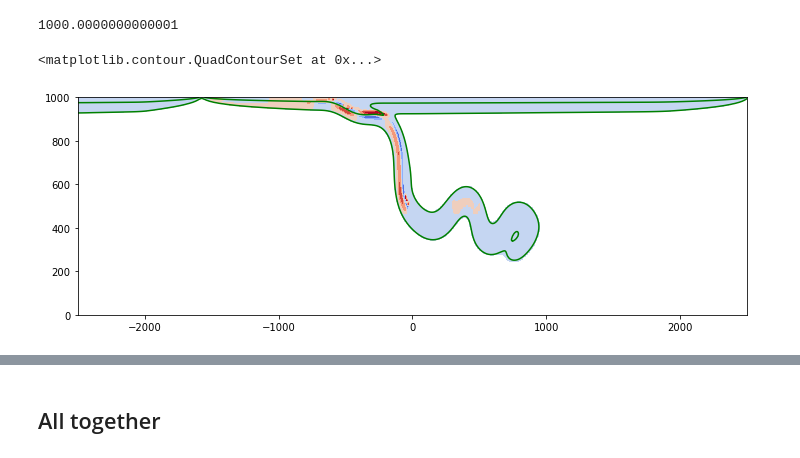
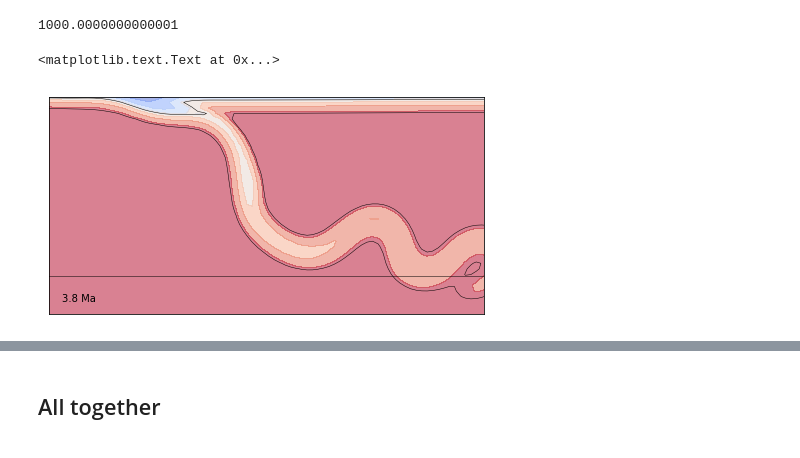
Before and after one commit to dansand/flat_slab, a Jupyter notebook: analysis/stress_curvature.ipynb, the cells around one changed output, grey strips where cells are left out. Saved outputs shown, nothing was run; the diff lists cells and outputs as text; code cells hidden in the pictures.

```diff
--- a/analysis/stress_curvature.ipynb
+++ b/analysis/stress_curvature.ipynb
@@ -62,8 +66,8 @@ len(mppoints)
 # %% [output]
 52
 # %%
-i = 48
-depthlimit = 1. - (300/2900.)
+i = 47
+depthlimit = 1. - (350/2900.)
 # %%
 indexes = np.argsort(mppoints[i][:,0])
 sortedData = mppoints[i].copy()[indexes]
@@ -206,7 +213,7 @@ fig.show()
 # %% [output]
 1000.0000000000001
 # %%
-dm = 5/2900.
+dm = 10/2900.
 inset = 0.999999999
 inset_ = 1/inset
 
@@ -232,16 +239,24 @@ stress[temp > 1270] = np.nan
 # %%
 fig, ax = plt.subplots(figsize=(12, 4))
 #ax.imshow(stress, cmap='coolwarm', vmax = 150, vmin = -150,
 #          extent=[mesh.minCoord[0]*2900, mesh.maxCoord[0]*2900, 1000, 0] )
 
-ax.contourf(np.flipud(stress), cmap='coolwarm', vmax = 150, vmin = -150,
-          extent=[mesh.minCoord[0]*2900, mesh.maxCoord[0]*2900, 0, 1000] )
+lf = ax.contourf(temp, cmap='coolwarm', vmax = 1300, vmin = 1,
+          extent=[mesh.minCoord[0]*2900, mesh.maxCoord[0]*2900, 0, 1000], alpha = 0.5,
+                levels = [    0.,   200.,   400.,   600.,   800.,  1000.,  1200.,  1420.])
 
-ax.contour(np.flipud(temp), colors='g', levels=[650., 1250.],
-                 extent=[mesh.minCoord[0]*2900, mesh.maxCoord[0]*2900, 0, 1000] )
+ax.contour(temp, colors='k', levels=[650., 1250.],
+                 extent=[mesh.minCoord[0]*2900, mesh.maxCoord[0]*2900, 0, 1000], linewidths = 0.5 )
 
-#ax.set_xlim(-1500, 0)
-#ax.set_ylim(600, 0)
+ax.hlines(660, -1000, 1000,  alpha = 0.5 , linewidths = 1 )
+
+ax.set_xlim(-800, 800)
+ax.set_ylim(800, 0)
+ax.set_aspect('equal')
+ax.set_xticks([])
+ax.set_yticks([])
+
+ax.text(-750, 750,'{} Ma'.format(times[0]), size = 10)
 # %% [output]
-<matplotlib.contour.QuadContourSet at 0x...>
+<matplotlib.text.Text at 0x...>
-[figure, old version]
+[figure, new version]
```
Also changed, not shown: parts of 15 cells of this notebook, 4 other files.
